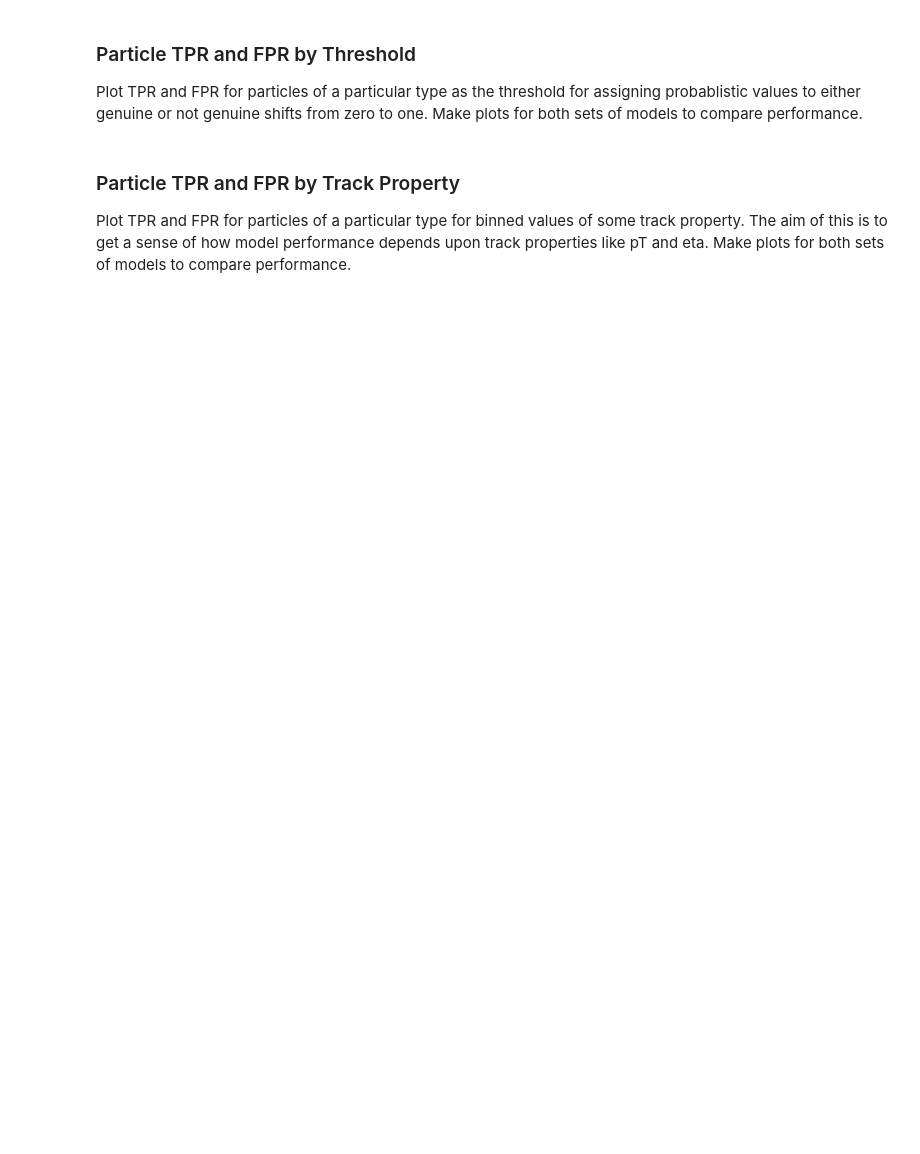
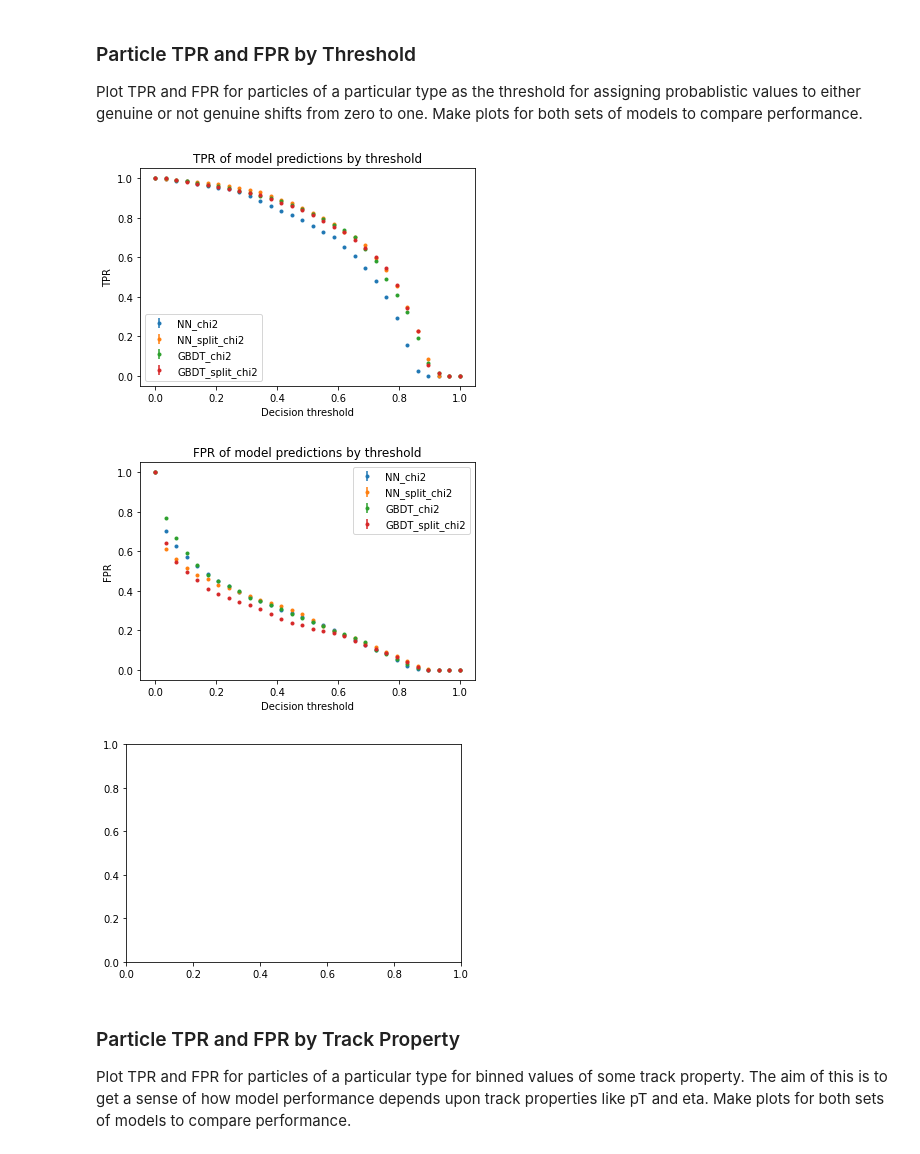
Before and after one commit to cqpancoast/cms-tracktrigger-ml, a Jupyter notebook: electronstudy.ipynb, the cells around one changed output. Cells and saved outputs as stored; diff of their text form; code cells hidden in the pictures; blank space fills up the shorter version.

```diff
--- a/electronstudy.ipynb
+++ b/electronstudy.ipynb
@@ -170,21 +211,28 @@ ndmlplot.plot_rocs(test_ds, ["NN_sc2", "GBDT_sc2"], ["sc2_cuts"], xlims=xlims, y
 
 Plot TPR and FPR for particles of a particular type as the threshold for assigning probablistic values to either genuine or not genuine shifts from zero to one. Make plots for both sets of models to compare performance.
 # %%
-# TPR/FPR vs decision thresh * models, ov. particle type
+# TPR/FPR vs. decision thresh, overlaid by model/cut prediction.
+num_thresholds = 30
+
 for pred_comparison, pred_comp_name in zip(
         [ndmlpred.true_positive_rate, ndmlpred.false_positive_rate],
         ["TPR", "FPR"]):
     ax = gca()
     for pred_name in test_ds.get_all_prediction_names():
         if "cut" in pred_name:
-            continue
-        ax = ndmlplot.plot_pred_comparison_by_threshold(test_ds,
-                pred_name, pred_comparison, legend_id=pred_name, ax=ax)
+            continue  # cut predictions are not probablistic and so do not vary by threshold
+        ax = ndmlplot.plot_pred_comparison_by_threshold(test_ds, pred_name, pred_comparison,
+                                                        thresholds=num_thresholds,
+                                                        legend_id=pred_name, ax=ax)
     ax.set_ylabel(pred_comp_name)
     ax.set_title("{} of model predictions by threshold".format(pred_comp_name))
     ax.legend()
     show()
     cla()
+# %% [output]
+[figure, added]
+[figure, added]
+[figure, added]
 # %% [markdown]
 ### Particle TPR and FPR by Track Property
 
```
Also changed, not shown: parts of 23 cells of this notebook, 1 other file.
